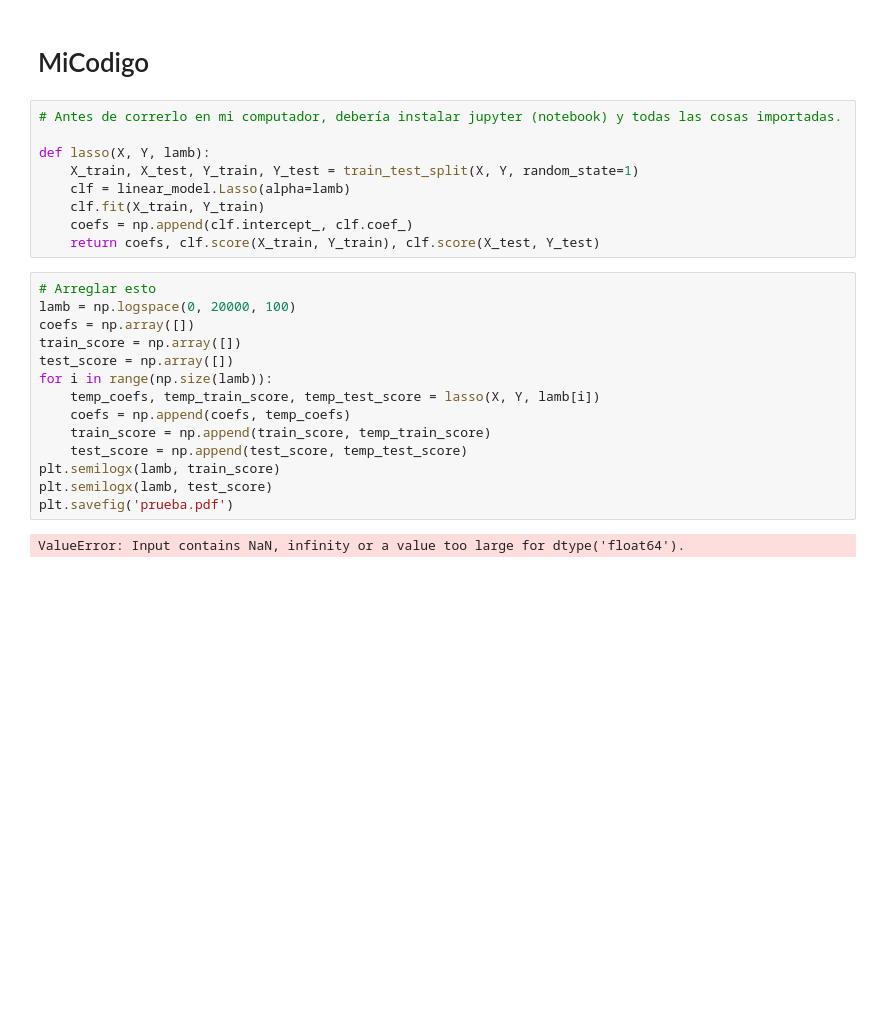
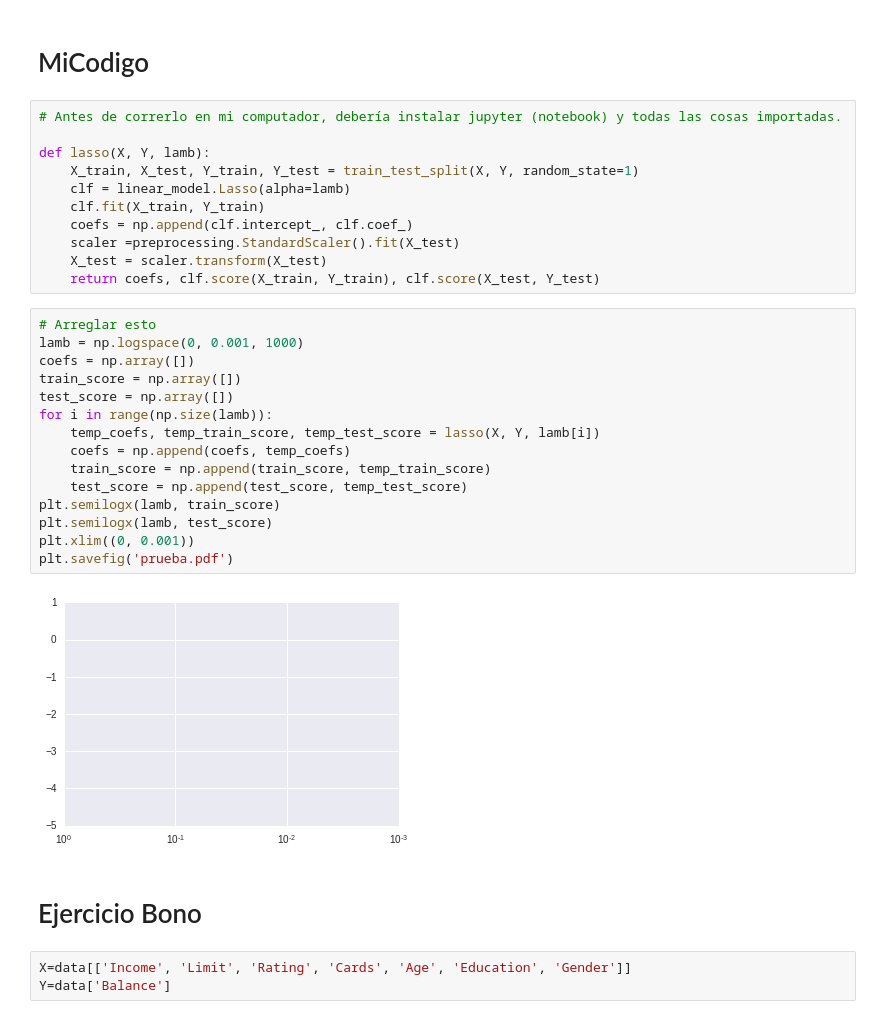
Before and after one commit to NestorJauregui/Ejercicios_Avanzados, a Jupyter notebook: Machine_Learning/Lasso/linear.ipynb, the cells around one changed output. Drawn from its saved outputs; the diff is of its cells as text; blank space fills up the shorter version.

```diff
--- a/Machine_Learning/Lasso/linear.ipynb
+++ b/Machine_Learning/Lasso/linear.ipynb
@@ -105,20 +103,28 @@ def lasso(X, Y, lamb):
     clf = linear_model.Lasso(alpha=lamb)
     clf.fit(X_train, Y_train)
     coefs = np.append(clf.intercept_, clf.coef_)
+    scaler =preprocessing.StandardScaler().fit(X_test)
+    X_test = scaler.transform(X_test)
     return coefs, clf.score(X_train, Y_train), clf.score(X_test, Y_test)
 # %%
 # Arreglar esto
-lamb = np.logspace(0, 20000, 100)
+lamb = np.logspace(0, 0.001, 1000)
 coefs = np.array([])
 train_score = np.array([])
 test_score = np.array([])
 for i in range(np.size(lamb)):
     temp_coefs, temp_train_score, temp_test_score = lasso(X, Y, lamb[i])
     coefs = np.append(coefs, temp_coefs)
     train_score = np.append(train_score, temp_train_score)
     test_score = np.append(test_score, temp_test_score)
 plt.semilogx(lamb, train_score)
 plt.semilogx(lamb, test_score)
+plt.xlim((0, 0.001))
 plt.savefig('prueba.pdf')
 # %% [output]
-ValueError: Input contains NaN, infinity or a value too large for dtype('float64').
+[figure, added]
+# %% [markdown]
+# Ejercicio Bono
+# %%
+X=data[['Income', 'Limit', 'Rating', 'Cards', 'Age', 'Education', 'Gender']]
+Y=data['Balance']
```
Also changed, not shown: parts of 8 cells of this notebook.
